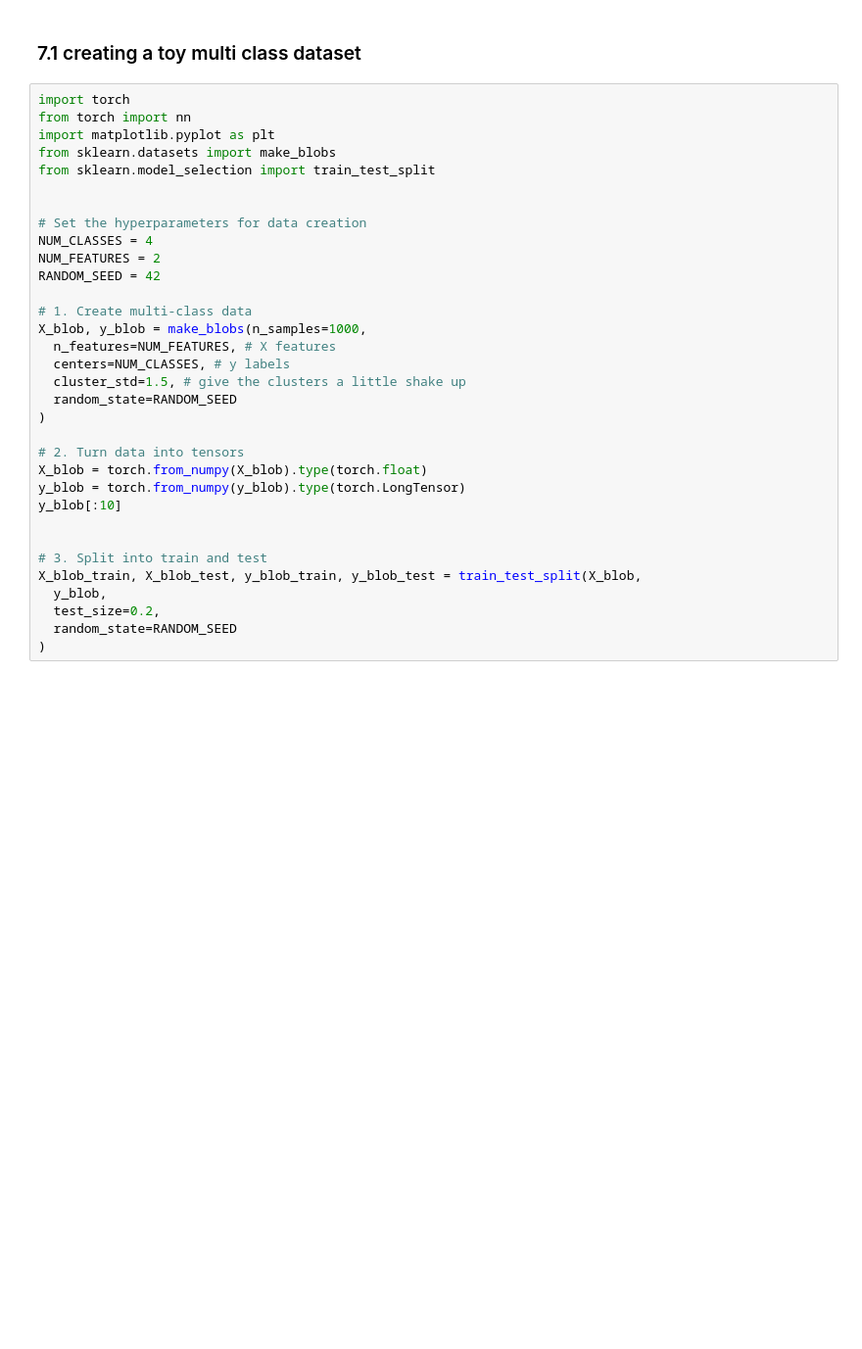
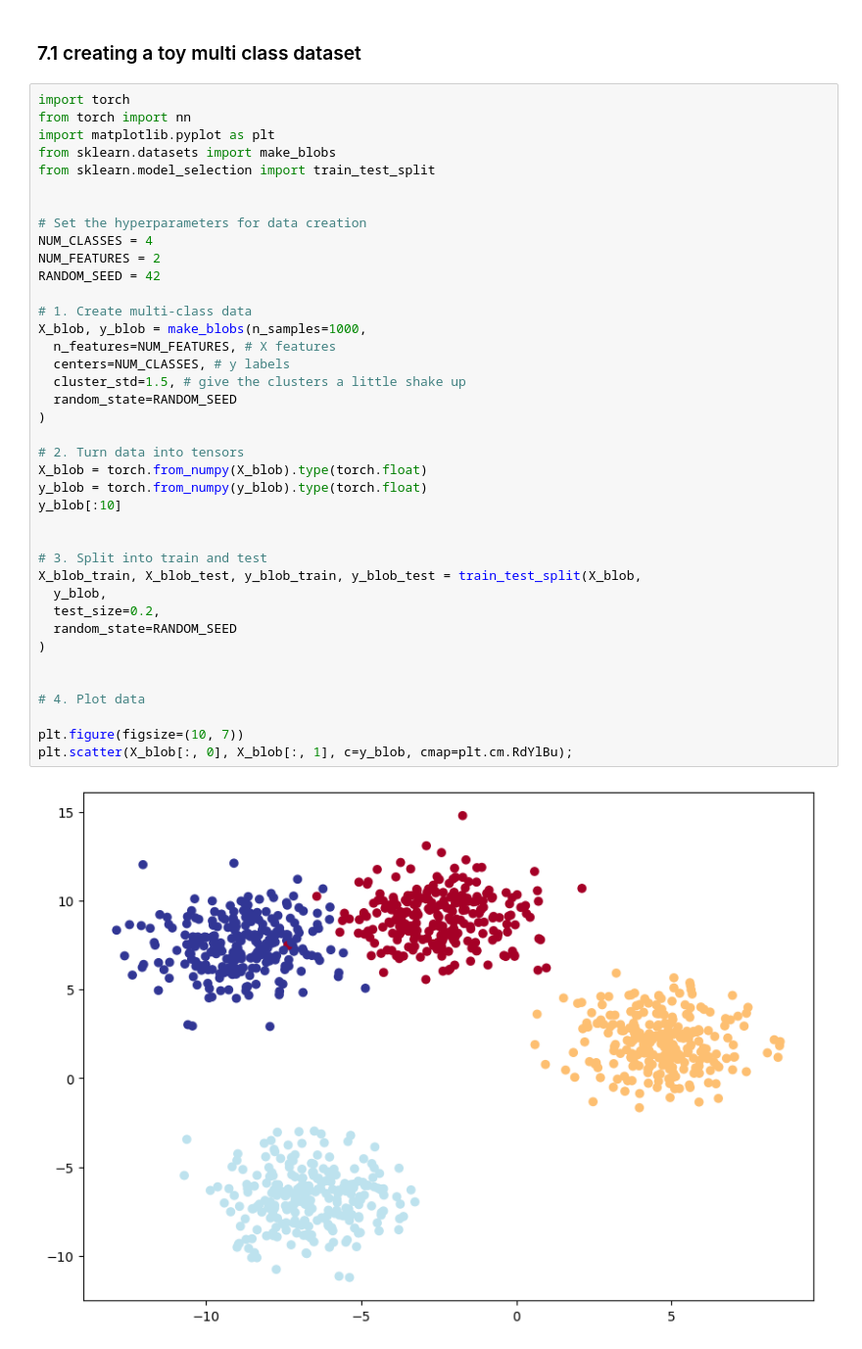
Before and after one commit to pouyarahmti/Pytorch-Deep-Learning-Bootcamp, a Jupyter notebook: 02_PyTorch_Classification.ipynb, the cells around one changed output. Shown at 98% size. Cells and saved outputs as stored; diff of their text form; blank space fills up the shorter version.

Commit message:
Plot the Multi Class Classification Data

```diff
--- a/02_PyTorch_Classification.ipynb
+++ b/02_PyTorch_Classification.ipynb
@@ -669,31 +669,39 @@ import torch
 from torch import nn
 import matplotlib.pyplot as plt
 from sklearn.datasets import make_blobs
 from sklearn.model_selection import train_test_split
 
 
 # Set the hyperparameters for data creation
 NUM_CLASSES = 4
 NUM_FEATURES = 2
 RANDOM_SEED = 42
 
 # 1. Create multi-class data
 X_blob, y_blob = make_blobs(n_samples=1000,
   n_features=NUM_FEATURES, # X features
   centers=NUM_CLASSES, # y labels
   cluster_std=1.5, # give the clusters a little shake up
   random_state=RANDOM_SEED
 )
 
 # 2. Turn data into tensors
 X_blob = torch.from_numpy(X_blob).type(torch.float)
-y_blob = torch.from_numpy(y_blob).type(torch.LongTensor)
+y_blob = torch.from_numpy(y_blob).type(torch.float)
 y_blob[:10]
 
 
 # 3. Split into train and test
 X_blob_train, X_blob_test, y_blob_train, y_blob_test = train_test_split(X_blob,
   y_blob,
   test_size=0.2,
   random_state=RANDOM_SEED
 )
+
+
+# 4. Plot data
+
+plt.figure(figsize=(10, 7))
+plt.scatter(X_blob[:, 0], X_blob[:, 1], c=y_blob, cmap=plt.cm.RdYlBu);
+# %% [output]
+[figure, added]
```
